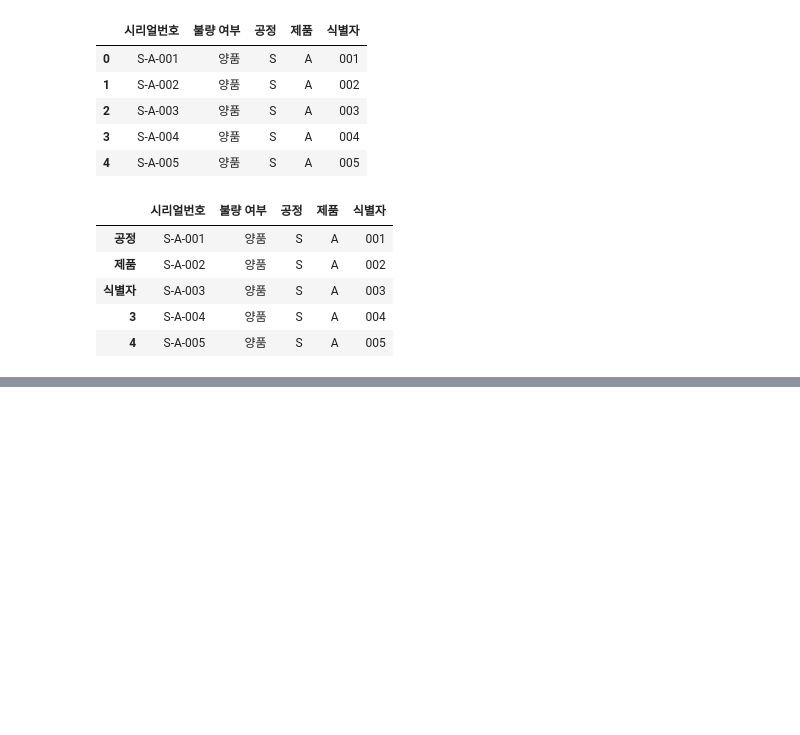
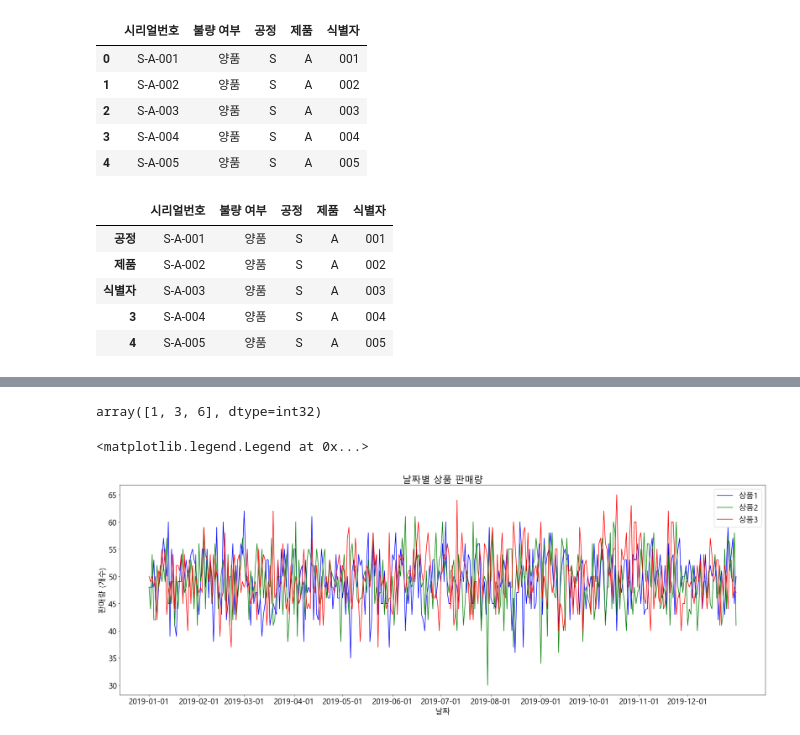
Before and after one commit to Huni0318/preprocessing, a Jupyter notebook: 07. 연습/practice1.ipynb, the cells around one changed output, grey strips where cells are left out. Drawn from its saved outputs; the diff is of its cells as text; code cells hidden in the pictures; blank space fills up the shorter version.

```diff
--- a/07. 연습/practice1.ipynb
+++ b/07. 연습/practice1.ipynb
@@ -326,0 +331,3 @@ merged_df.head()
+# %%
+df = pd.read_csv('2019년_시간대별_상품판매량.csv', engine='python')
+df.head()
@@ -326,0 +341,29 @@ merged_df.head()
+# %%
+import matplotlib.pyplot as plt
+import numpy as np
+
+%matplotlib inline
+plt.rcParams["font.family"] = 'Malgun Gothic' # 한글을 쓸 경우 깨질 수 있어서 무조건 폰트를 지정하는게 좋음
+plt.rcParams["font.size"] = 20
+plt.rcParams["figure.figsize"] = (30,10)
+# %%
+np.cumsum([1, 2, 3]) # 누적합 반환
+# %% [output]
+array([1, 3, 6], dtype=int32)
+# %%
+# 그래프 기본 설정
+plt.title("날짜별 상품 판매량")
+plt.xlabel('날짜')
+plt.ylabel('판매량 (개수)')
+
+xtick_range = np.cumsum([0, 31, 28, 31, 30, 31, 30, 31, 31, 30, 31, 30])
+plt.xticks(xtick_range, df['날짜'].loc[xtick_range])
+
+plt.plot(df['날짜'],df['상품1'],label = '상품1', color = 'b')
+plt.plot(df['날짜'], df['상품2'], label = '상품2', color = 'g')
+plt.plot(df['날짜'], df['상품3'], label = '상품3', color = 'r')
+
+plt.legend()
+# %% [output]
+<matplotlib.legend.Legend at 0x...>
+[figure, added]
```
Also changed, not shown: parts of 3 cells of this notebook.
